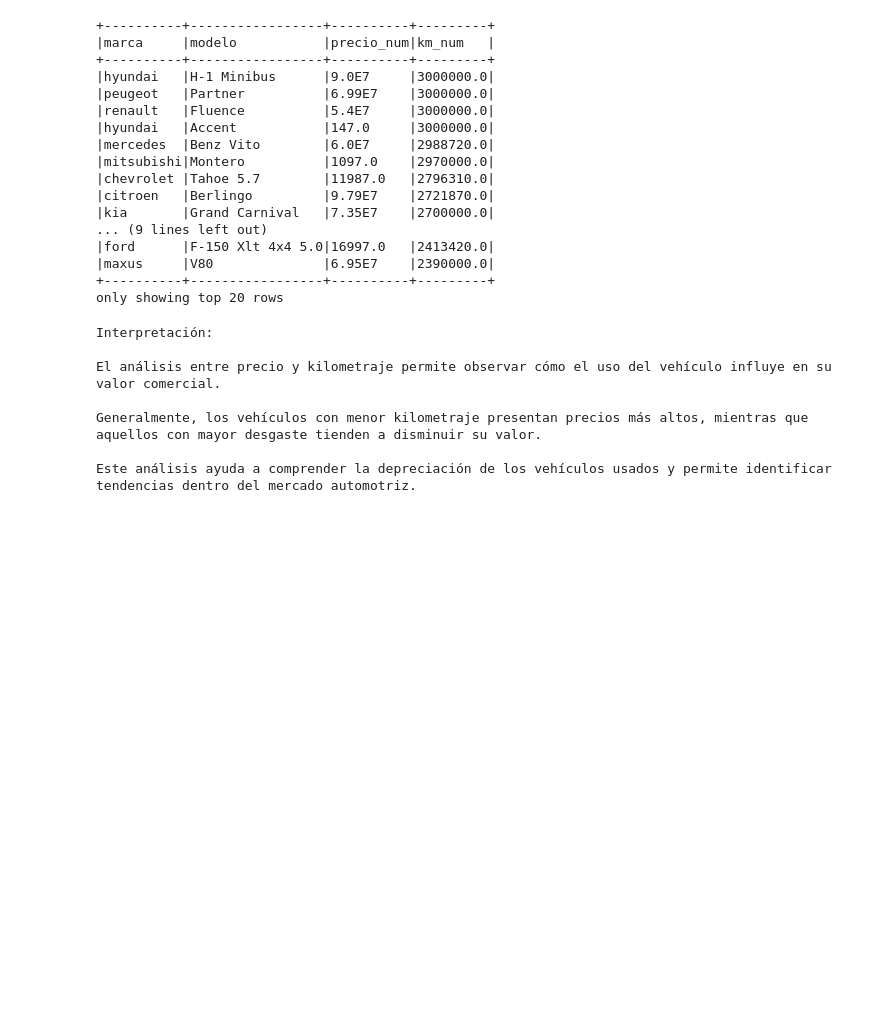
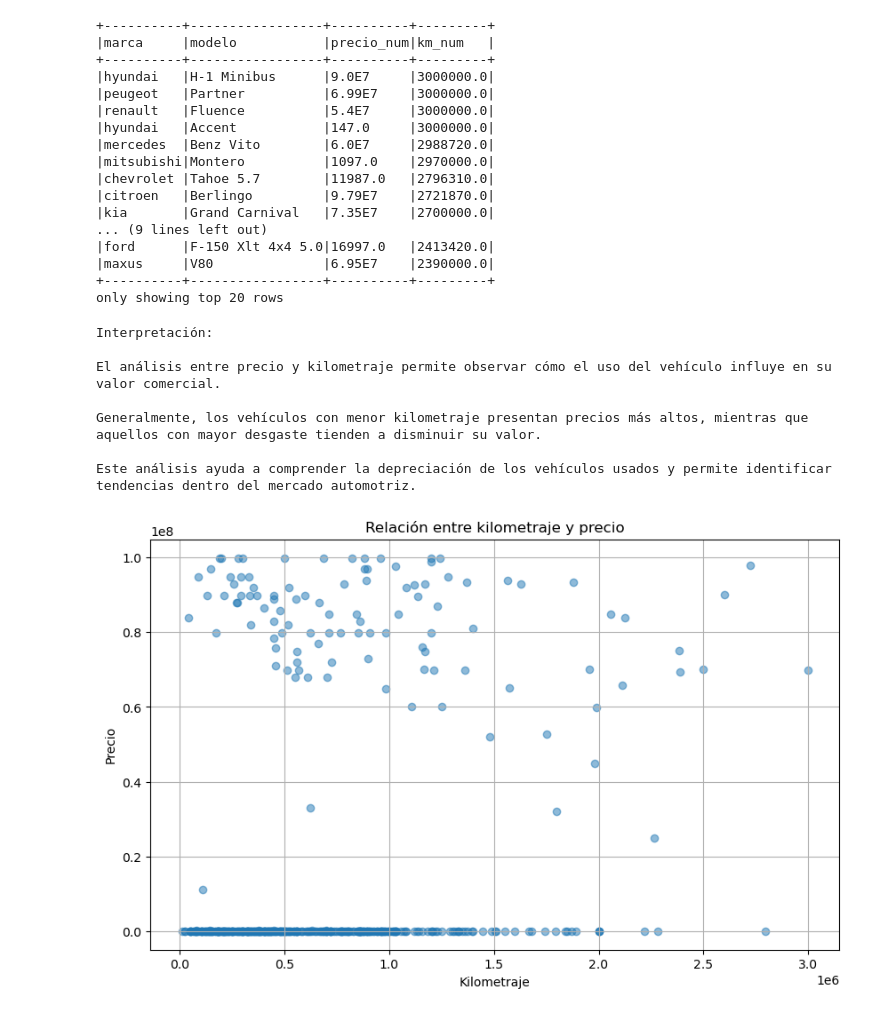
Before and after one commit to IICG-Coquimbo/practica-proyecto-autotec, a Jupyter notebook: autotec/analisis/eda_precio_kilometraje.ipynb, the cells around one changed output. Drawn from its saved outputs; the diff is of its cells as text; code cells hidden in the pictures; blank space fills up the shorter version.

Commit message:
Feat: Actualizar EDA precio vs kilometraje Jocelyn

```diff
--- a/autotec/analisis/eda_precio_kilometraje.ipynb
+++ b/autotec/analisis/eda_precio_kilometraje.ipynb
@@ -186,3 +186,25 @@ El análisis entre precio y kilometraje permite observar cómo el uso del vehíc
 Generalmente, los vehículos con menor kilometraje presentan precios más altos, mientras que aquellos con mayor desgaste tienden a disminuir su valor.
 
 Este análisis ayuda a comprender la depreciación de los vehículos usados y permite identificar tendencias dentro del mercado automotriz.
+# %%
+import matplotlib.pyplot as plt
+
+precio_km_pd = df_clean.select(
+    "precio_num",
+    "km_num"
+).dropna().sample(False, 0.2, seed=42).limit(500).toPandas()
+
+plt.figure(figsize=(10,6))
+plt.scatter(
+    precio_km_pd["km_num"],
+    precio_km_pd["precio_num"],
+    alpha=0.5
+)
+
+plt.title("Relación entre kilometraje y precio")
+plt.xlabel("Kilometraje")
+plt.ylabel("Precio")
+plt.grid(True)
+plt.show()
+# %% [output]
+[figure, added]
```
Also changed, not shown: parts of 1 cell of this notebook.
